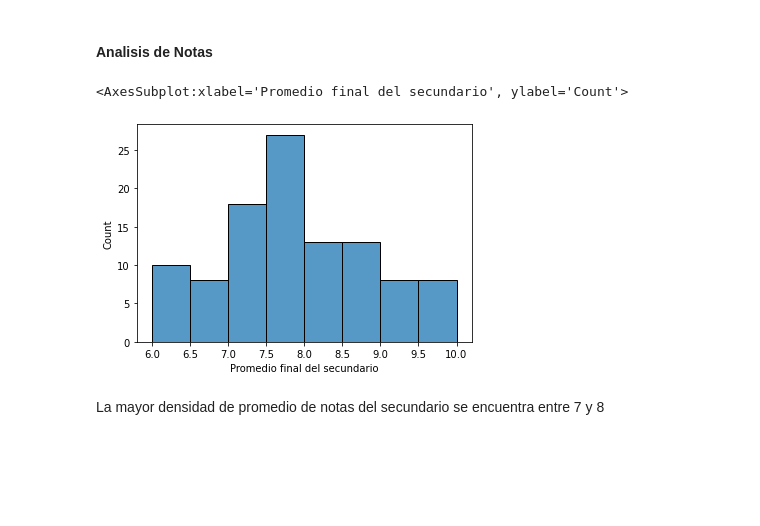
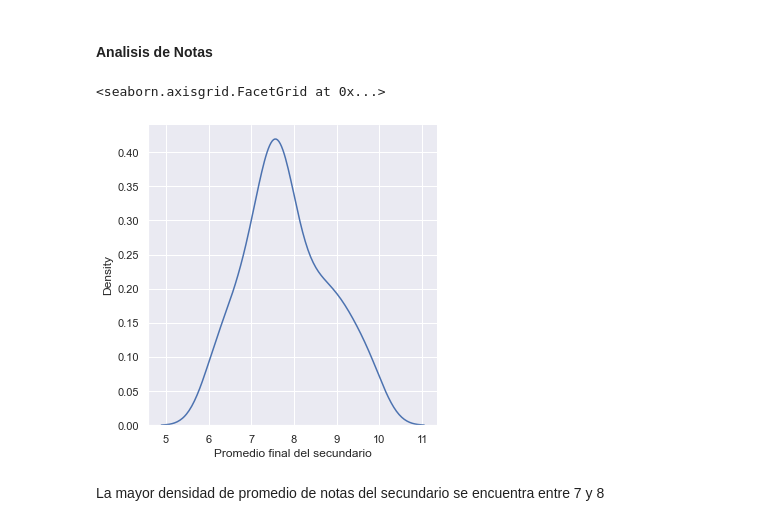
Before and after one commit to d4niel-san/Probabilidad-Aplicada, a Jupyter notebook: TP Final - Mermoz.ipynb, the cells around one changed output. Cells and saved outputs as stored; diff of their text form; code cells hidden in the pictures; blank space fills up the shorter version.

```diff
--- a/TP Final - Mermoz.ipynb
+++ b/TP Final - Mermoz.ipynb
@@ -259,11 +261,12 @@ Lo que si se obserba en ambos estudiantes es que muy pocos eligen el turno tarde
 ## ------------------------------------------------
 # %% [markdown]
 #### Analisis de Notas
-# %%
-sns.histplot(df["Promedio final del secundario"], bins=[6,6.5,7,7.5,8,8.5,9,9.5,10])
-# %% [output]
-<AxesSubplot:xlabel='Promedio final del secundario', ylabel='Count'>
-[figure, removed]
+# %%
+sns.set_theme()
+sns.displot(df["Promedio final del secundario"], kind="kde")
+# %% [output]
+<seaborn.axisgrid.FacetGrid at 0x...>
+[figure, added]
 # %% [markdown]
 La mayor densidad de promedio de notas del secundario se encuentra entre 7 y 8
 # %%
```
Also changed, not shown: parts of 1 cell of this notebook.
